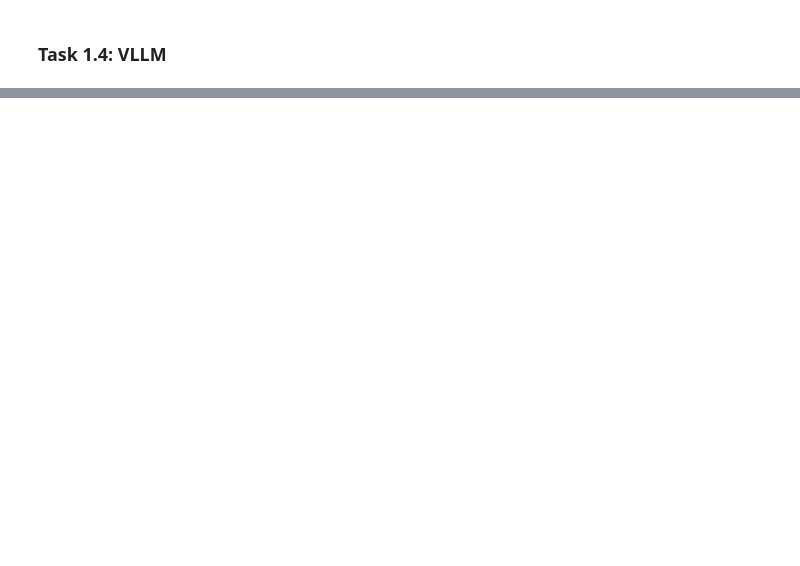
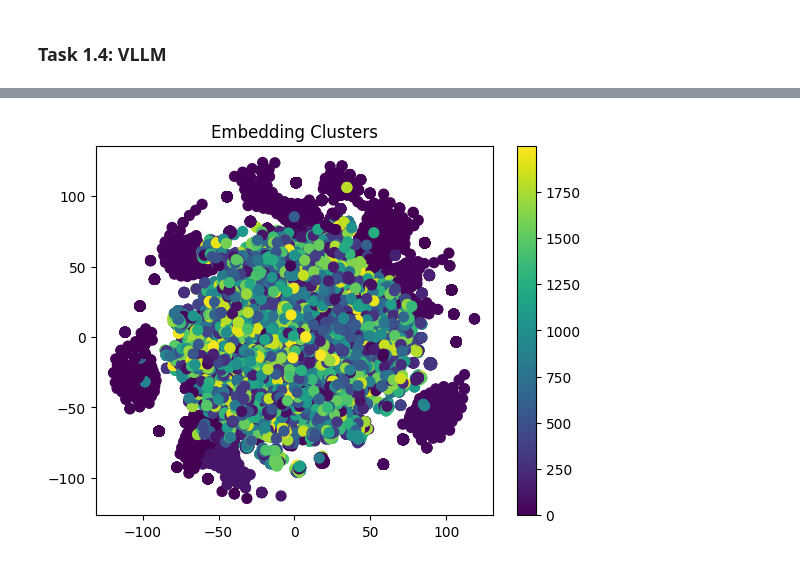
Before and after one commit to vaughankraska/social_data_mining, a Jupyter notebook: src/sdm/lab_scripts/image_analysis/part_1.ipynb, the cells around one changed output, grey strips where cells are left out. Drawn from its saved outputs; the diff is of its cells as text; code cells hidden in the pictures; blank space fills up the shorter version.

```diff
--- a/src/sdm/lab_scripts/image_analysis/part_1.ipynb
+++ b/src/sdm/lab_scripts/image_analysis/part_1.ipynb
@@ -481,0 +729,9 @@ valid_img_df[valid_img_df["account_type"] == "Business actors"].head()
+# %%
+merged_df_copy = merged_df.copy()
+
+n_clusters = 2000
+kmeans = KMeans(n_clusters=n_clusters, random_state=42)
+merged_df_copy["cluster"] = kmeans.fit_predict(embeddings_scaled)
+
+print("Clustered data:")
+merged_df_copy.head()
@@ -481,0 +746,14 @@ valid_img_df[valid_img_df["account_type"] == "Business actors"].head()
+# %%
+tsne = TSNE(n_components=2, random_state=42)
+embeddings_2d = tsne.fit_transform(embeddings_scaled)
+
+# Plot clusters
+plt.scatter(
+    embeddings_2d[:, 0], embeddings_2d[:, 1],
+    c=merged_df_copy['cluster'], cmap='viridis', s=50
+)
+plt.colorbar()
+plt.title("Embedding Clusters")
+plt.show()
+# %% [output]
+[figure, added]
```
Also changed, not shown: parts of 20 cells of this notebook, 1 other file.
